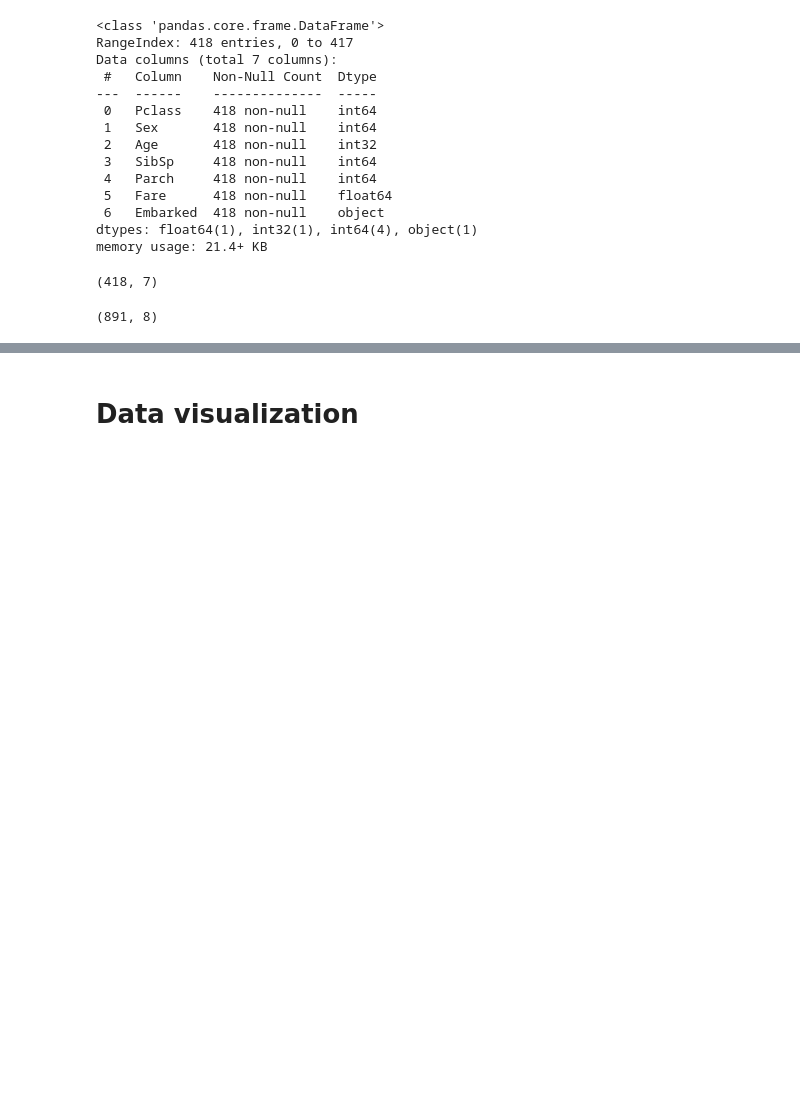
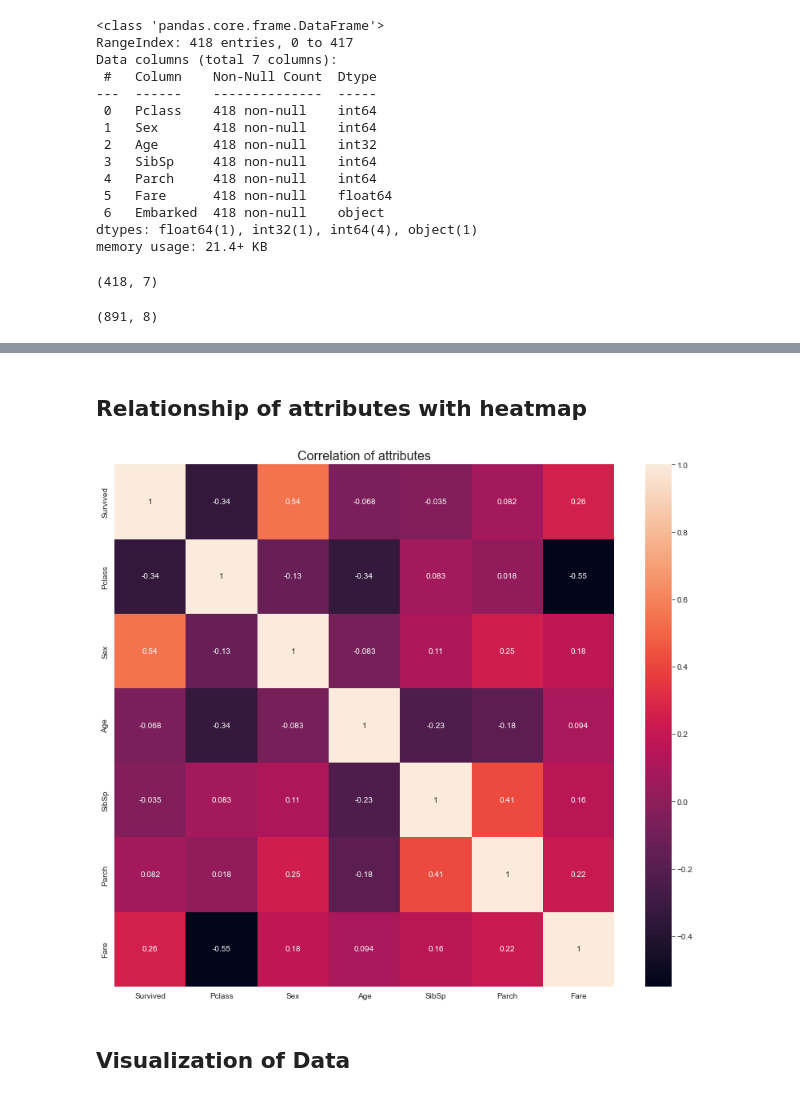
Before and after one commit to ThierrryScotto/Titanic, a Jupyter notebook: titanic_prediction.ipynb, the cells around one changed output, grey strips where cells are left out. Saved outputs shown, nothing was run; the diff lists cells and outputs as text; code cells hidden in the pictures; blank space fills up the shorter version.

Commit message:
created data visualization

```diff
--- a/titanic_prediction.ipynb
+++ b/titanic_prediction.ipynb
@@ -448,0 +460,3 @@ df_train.shape
+# %%
+correlation_data = df_train.corr()
+correlation_data['Survived'].sort_values(ascending=False)
@@ -449,2 +472,11 @@ df_train.shape
+# %% [markdown]
+## Relationship of attributes with heatmap
+# %%
+f, ax = plt.subplots(figsize=(14, 12))
+plt.title('Correlation of attributes', size=16)
+sns.heatmap(correlation_data, annot = True)
+plt.show()
+# %% [output]
+[figure, added]
 # %% [markdown]
-# Data visualization
+## Visualization of Data
```
Also changed, not shown: parts of 4 cells of this notebook.
